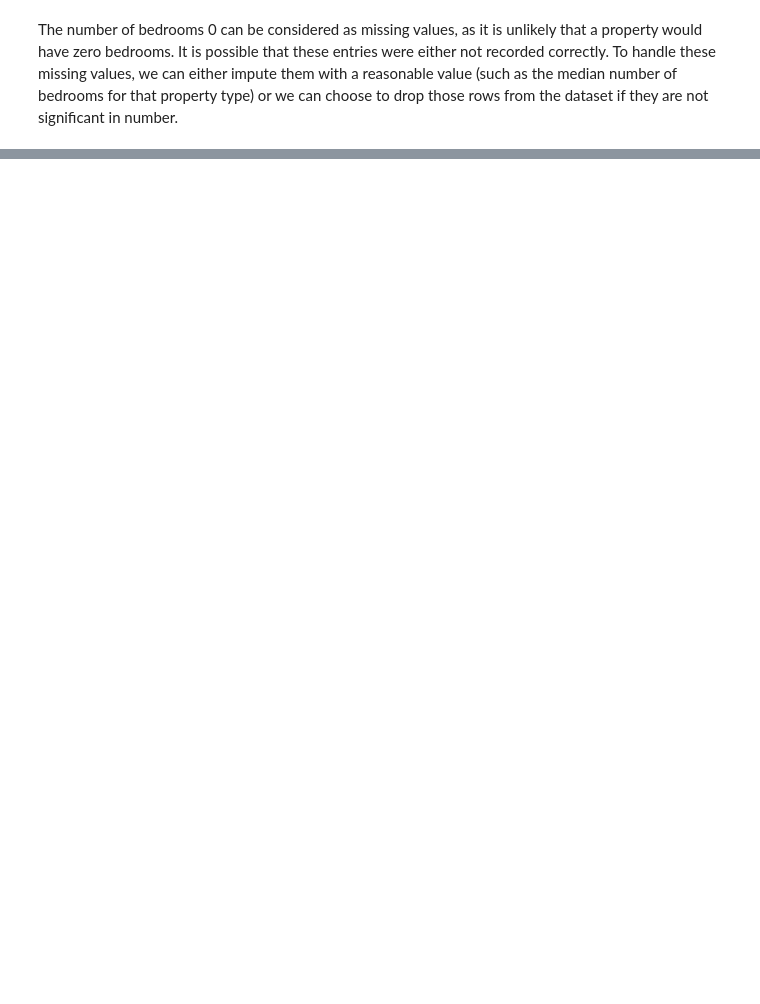
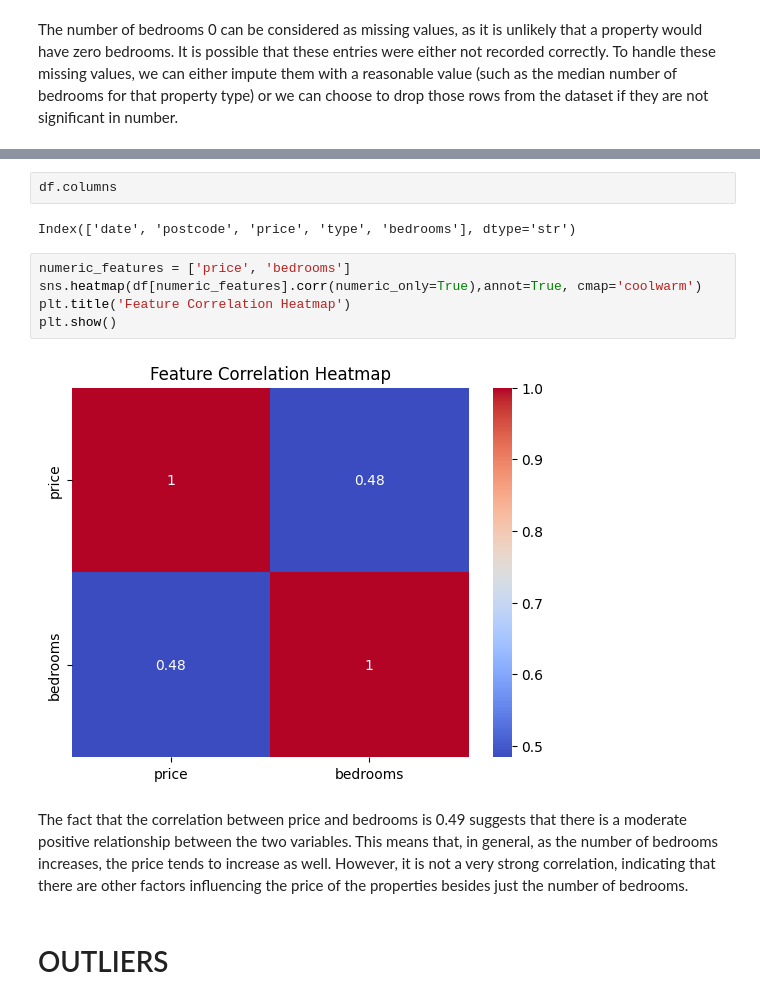
Before and after one commit to lucazini03/AI_industry, a Jupyter notebook: property_sales_forecasting/sales.ipynb, the cells around one changed output, grey strips where cells are left out. Drawn from its saved outputs; the diff is of its cells as text; blank space fills up the shorter version.

```diff
--- a/property_sales_forecasting/sales.ipynb
+++ b/property_sales_forecasting/sales.ipynb
@@ -115,0 +136,15 @@ print(df[df['type'] == 'unit']['bedrooms'].unique())
+# %%
+df.columns
+# %% [output]
+Index(['date', 'postcode', 'price', 'type', 'bedrooms'], dtype='str')
+# %%
+numeric_features = ['price', 'bedrooms']
+sns.heatmap(df[numeric_features].corr(numeric_only=True),annot=True, cmap='coolwarm')
+plt.title('Feature Correlation Heatmap')
+plt.show()
+# %% [output]
+[figure, added]
+# %% [markdown]
+The fact that the correlation between price and bedrooms is 0.49 suggests that there is a moderate positive relationship between the two variables. This means that, in general, as the number of bedrooms increases, the price tends to increase as well. However, it is not a very strong correlation, indicating that there are other factors influencing the price of the properties besides just the number of bedrooms.
+# %% [markdown]
+# OUTLIERS
```
Also changed, not shown: parts of 29 cells of this notebook.
